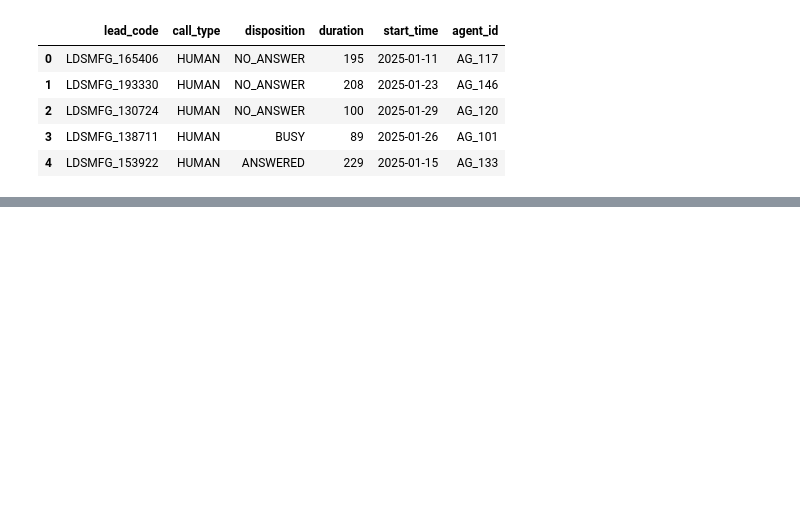
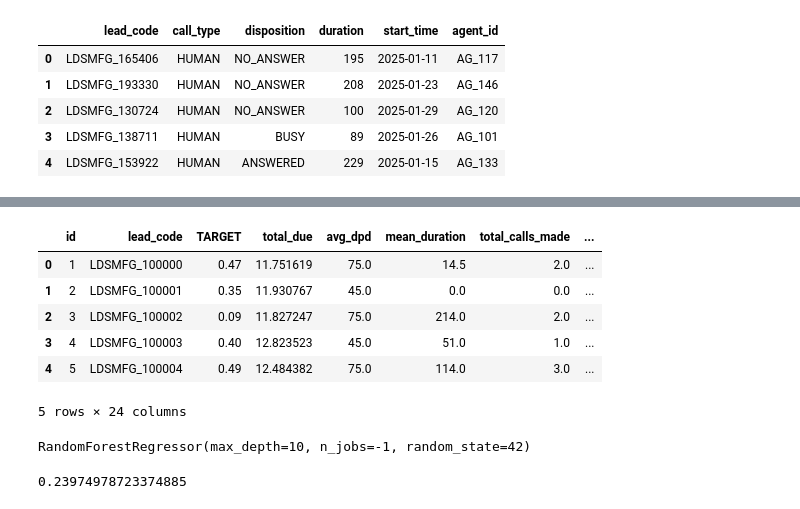
Before and after one commit to Abhishek603124/CredResolve, a Jupyter notebook: credresolve.ipynb, the cells around one changed output, grey strips where cells are left out. Cells and saved outputs as stored; diff of their text form; code cells hidden in the pictures; blank space fills up the shorter version.

```diff
--- a/credresolve.ipynb
+++ b/credresolve.ipynb
@@ -408,0 +290,10 @@ R² Score: 0.2216261004358635
+# %%
+new_df_train.head()
+# %% [output]
+|  | id | lead_code | TARGET | total_due | avg_dpd | mean_duration | total_calls_made | ... |
+| 0 | 1 | LDSMFG_100000 | 0.47 | 11.751619 | 75.0 | 14.5 | 2.0 | ... |
+| 1 | 2 | LDSMFG_100001 | 0.35 | 11.930767 | 45.0 | 0.0 | 0.0 | ... |
+| 2 | 3 | LDSMFG_100002 | 0.09 | 11.827247 | 75.0 | 214.0 | 2.0 | ... |
+| 3 | 4 | LDSMFG_100003 | 0.40 | 12.823523 | 45.0 | 51.0 | 1.0 | ... |
+| 4 | 5 | LDSMFG_100004 | 0.49 | 12.484382 | 75.0 | 114.0 | 3.0 | ... |
+5 rows × 24 columns
@@ -408,0 +309,12 @@ R² Score: 0.2216261004358635
+# %%
+X_train,X_test,y_train,y_test = train_test_split(X,y,test_size = 0.15,random_state = 42)
+rf_model.fit(X_train,y_train)
+# %% [output]
+RandomForestRegressor(max_depth=10, n_jobs=-1, random_state=42)
+# %%
+from sklearn.metrics import mean_absolute_error,r2_score
+val_preds = rf_model.predict(X_test)
+error = r2_score(y_test,val_preds)
+error
+# %% [output]
+0.23974978723374885
```
Also changed, not shown: parts of 74 cells of this notebook.
